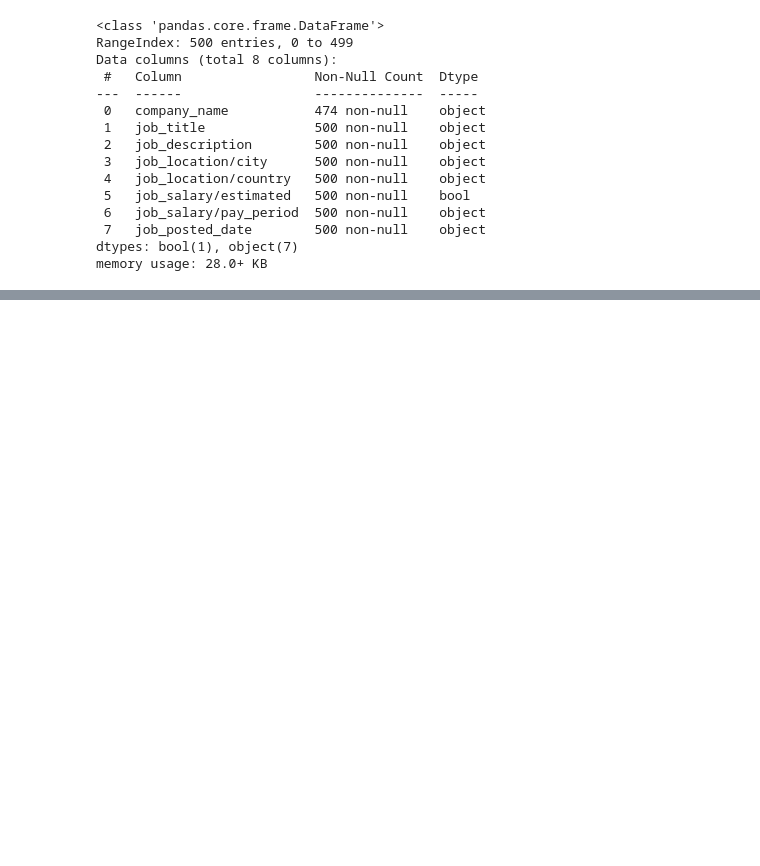
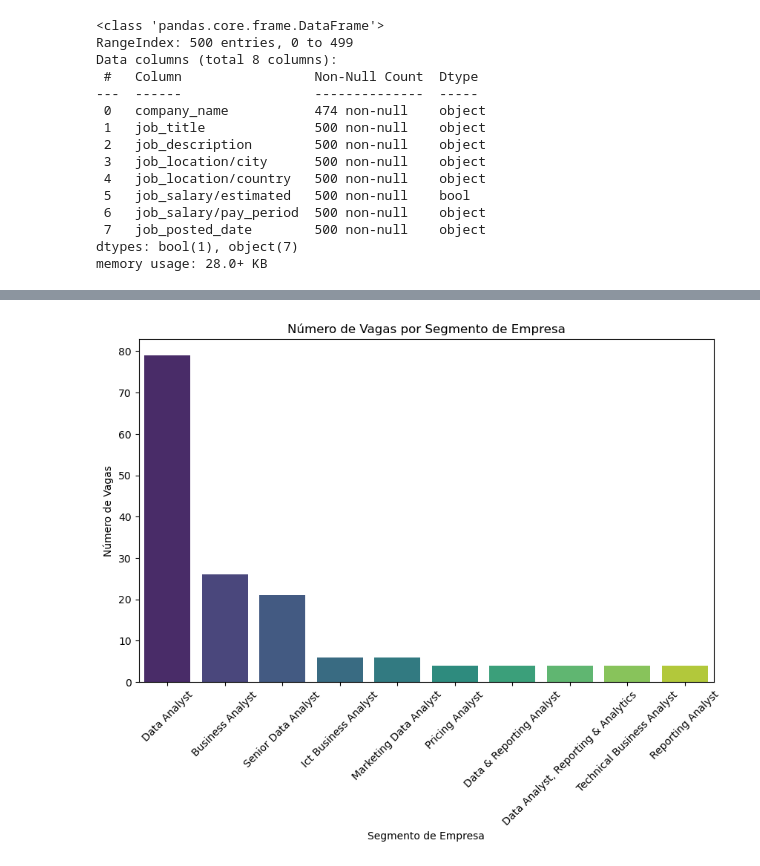
Before and after one commit to zovas98k/projeto-aplicado-mackenzie, a Jupyter notebook: AnaliseExp.ipynb, the cells around one changed output, grey strips where cells are left out. Saved outputs shown, nothing was run; the diff lists cells and outputs as text; code cells hidden in the pictures; blank space fills up the shorter version.

```diff
--- a/AnaliseExp.ipynb
+++ b/AnaliseExp.ipynb
@@ -54,0 +84,14 @@ memory usage: 28.0+ KB
+# %%
+# Contar o número de vagas por segmento de empresa
+vagas_por_segmento = df['job_title'].value_counts().head(10)
+
+# Visualizar os segmentos de empresas que mais demandam profissionais de dados
+plt.figure(figsize=(10,6))
+sns.barplot(x=vagas_por_segmento.index, y=vagas_por_segmento.values, palette='viridis')
+plt.title('Número de Vagas por Segmento de Empresa')
+plt.xlabel('Segmento de Empresa')
+plt.ylabel('Número de Vagas')
+plt.xticks(rotation=45)
+plt.show()
+# %% [output]
+[figure, added]
```
Also changed, not shown: parts of 4 cells of this notebook, 1 other file.
